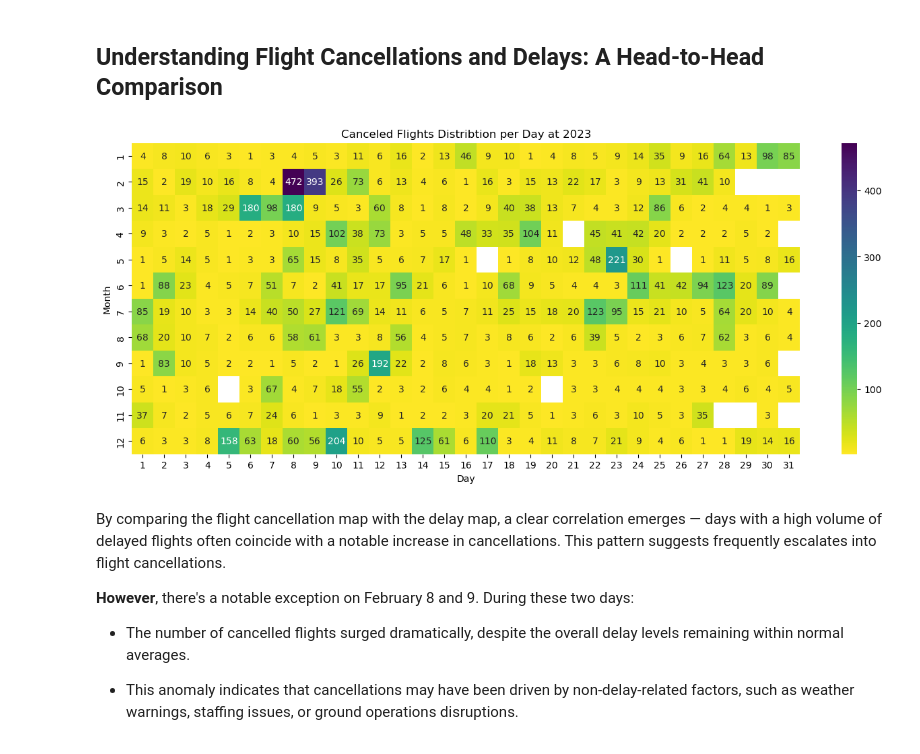
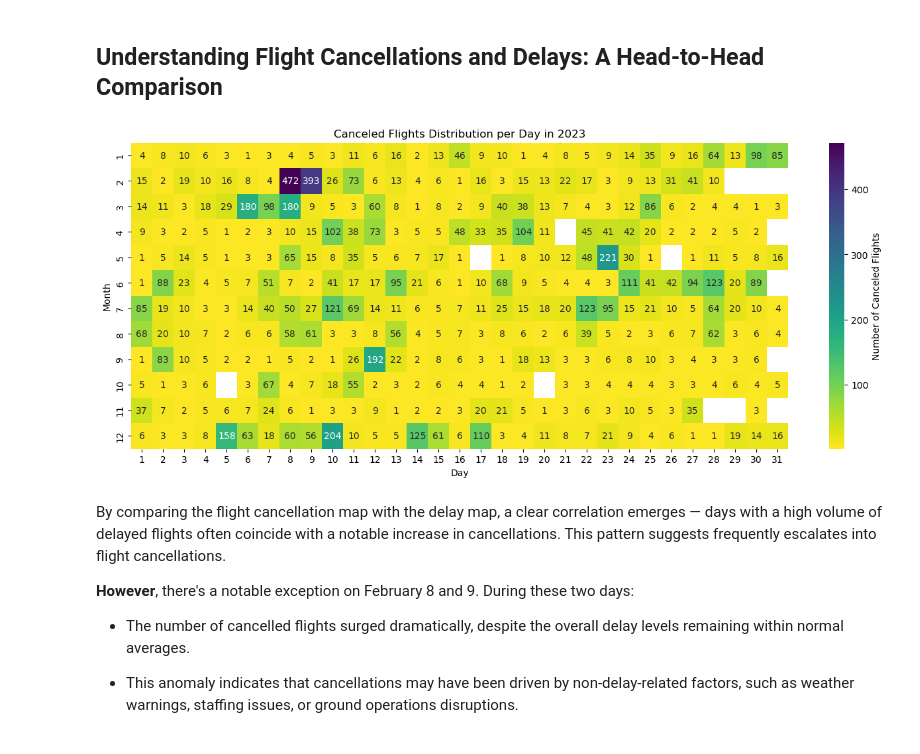
Before and after one commit to Ahmed-R-Hamdan/-Delayed-Departures-Investigating-NYC-Flights-in-2023, a Jupyter notebook: notebook.ipynb, the cells around one changed output. Saved outputs shown, nothing was run; the diff lists cells and outputs as text; code cells hidden in the pictures.

```diff
--- a/notebook.ipynb
+++ b/notebook.ipynb
@@ -537,18 +540,18 @@ These findings highlight how seasonal weather patterns, especially in summer and
 # %%
 # Create a pivot table to use as the data for the heatmap
 cancled_pivot_table = cancled_flights.pivot_table(index="month", columns="day", values="sched_dep_time", aggfunc='count')
 
 # Create a pivot table to use for annotations representing the count of flights
 count_canceled_pivot_table = cancled_flights.pivot_table(index="month", columns="day", values="sched_dep_time", aggfunc='count')
 
 # Plot the heatmap using the pivot table with a reversed color palette and annotating the count of flights
 plt.figure(figsize=(16, 6))
-sns.heatmap(data=cancled_pivot_table, cmap='viridis_r', annot=count_canceled_pivot_table, fmt=".0f")
-plt.title('Canceled Flights Distribtion per Day at 2023')
+heatmap = sns.heatmap(data=cancled_pivot_table, cmap='viridis_r', annot=count_canceled_pivot_table, fmt=".0f", cbar_kws={'label': 'Number of Canceled Flights'})
+plt.title('Canceled Flights Distribution per Day in 2023')
 plt.xlabel('Day')
 plt.ylabel('Month');
 # %% [output]
-[figure, old version]
+[figure, new version]
 # %% [markdown]
 By comparing the flight cancellation map with the delay map, a clear correlation emerges — days with a high volume of delayed flights often coincide with a notable increase in cancellations. This pattern suggests frequently escalates into flight cancellations.
 
```
Also changed, not shown: parts of 9 cells of this notebook.
